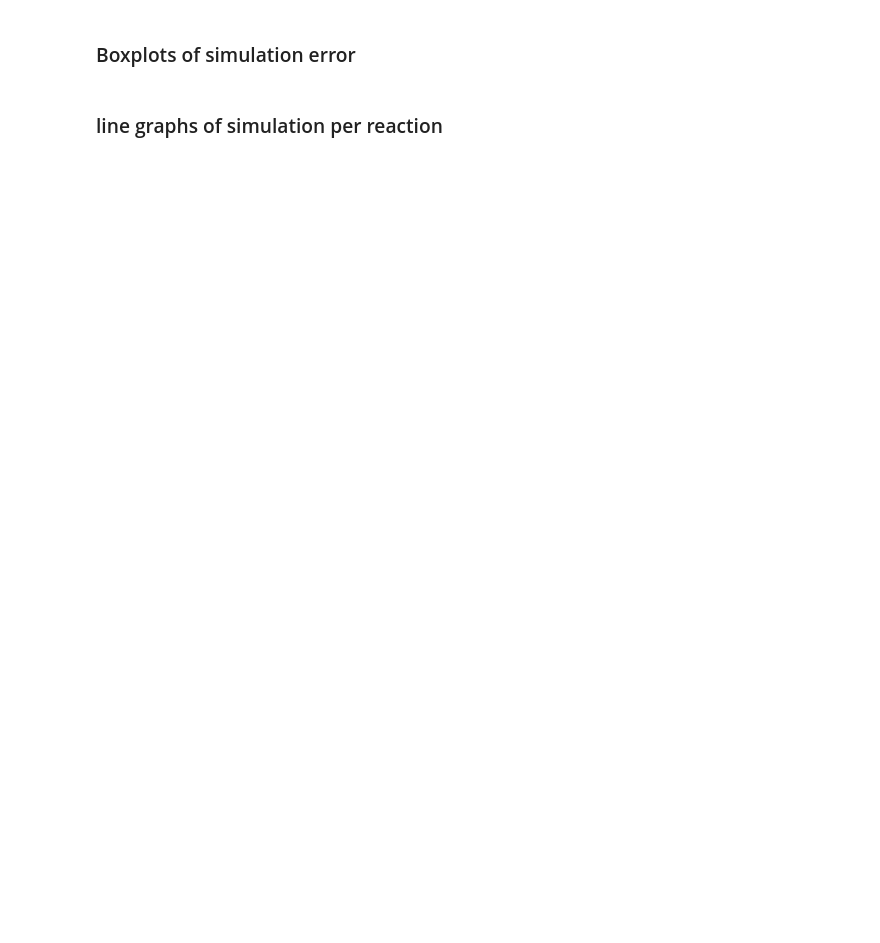
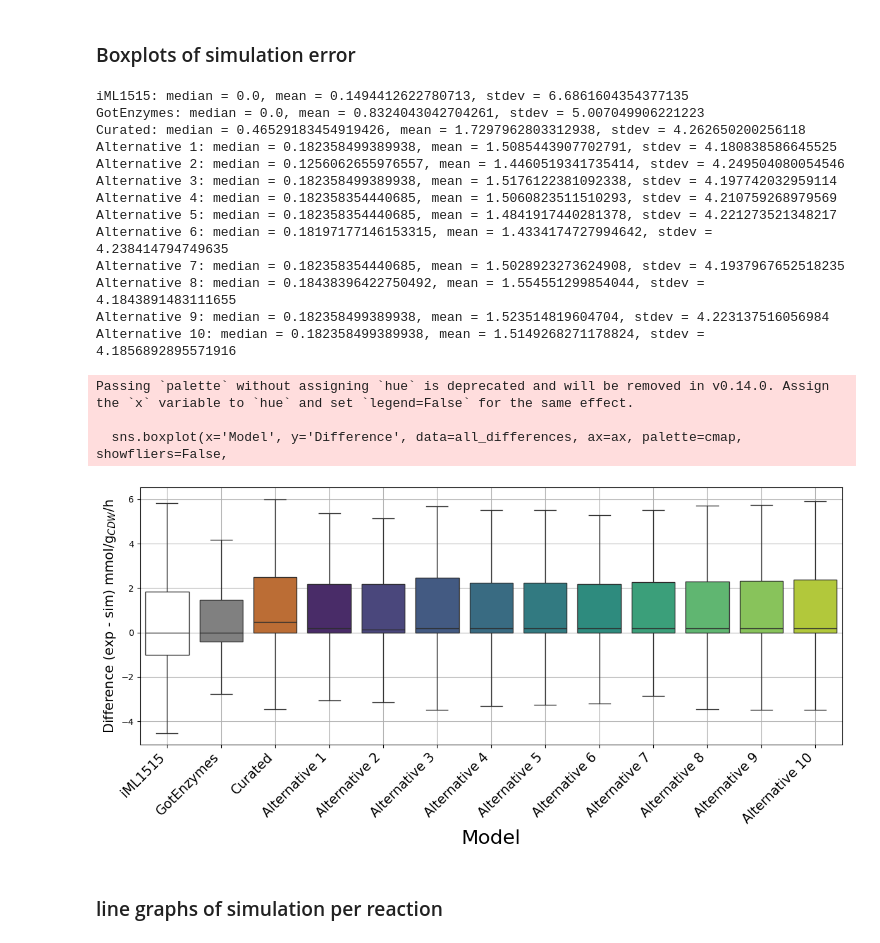
Before and after one commit to iAMB-RWTH-Aachen/PAMparametrizer, a Jupyter notebook: Scripts/i3_analysis/PAMparametrizer_iML1515_validation_csources.ipynb, the cells around one changed output. Saved outputs shown, nothing was run; the diff lists cells and outputs as text; code cells hidden in the pictures; blank space fills up the shorter version.

```diff
--- a/Scripts/i3_analysis/PAMparametrizer_iML1515_validation_csources.ipynb
+++ b/Scripts/i3_analysis/PAMparametrizer_iML1515_validation_csources.ipynb
@@ -248,6 +248,6 @@ Running simulations with -13.58 mmol/g_cdw/h of substrate (EX_ac_e) going into t
 # %%
 error_new_dict = {alt: calculate_error_for_reactions(validation_df,
                                                   fluxes,
-                                                  fluxes_to_save[1:]) for alt, fluxes in fluxes.items()}
+                                                  fluxes_to_save) for alt, fluxes in fluxes.items()}
 for alt, error_list in error_new_dict.items():
     print(f'R^2 values for alternative model {alt} with the optimized parameters: ', np.nanmean(error_list))
@@ -265,9 +290,9 @@ validation_df_1
 # %%
 fontsize = 15
 models = [f'Alternative {alt}' for alt in error_new_dict.keys() if not isinstance(alt, str)]
-model_colors = sns.color_palette("winter", n_colors=len(models))
+model_colors = sns.color_palette("viridis", n_colors=len(models))
 cmap = dict(zip(models, model_colors))
-cmap = {**cmap,**{'iML1515':'darkblue','GotEnzymes': 'grey', 'Curated': 'chocolate'}}
+cmap = {**cmap,**{'iML1515':'white','GotEnzymes': 'grey', 'Curated': 'chocolate'}}
 
 # Prepare the figure
 fig, ax = plt.subplots(figsize=(12, 6))
@@ -277,33 +302,51 @@ all_differences = pd.DataFrame()
 curated_differences = None  # Placeholder for Curated errors
 num_significant = 0
 
 for col, (model, sub_df) in enumerate(zip(['iML1515','GotEnzymes', 'Curated']+models, fluxes.values())):
     differences = []
     for _, row in sub_df.iterrows():
         substrate_id = row['substrate_id']
         difference = calculate_difference_simulation_experiment(
             validation_df_1, row, fluxes_to_save[1:], substrate_id)
         differences += difference
 
     print(f"{model}: median = {np.median(differences)}, mean = {np.mean(differences)}, stdev = {np.std(differences)}")
 
     temp_df = pd.DataFrame({'Model': [model] * len(differences), 'Difference': differences})
 
     # Append to the main DataFrame
     all_differences = pd.concat([all_differences, temp_df], ignore_index=True)
 
 # Boxplot or Violin Plot
 sns.boxplot(x='Model', y='Difference', data=all_differences, ax=ax, palette=cmap, showfliers=False,
            )
 
 # Set labels and title
 ax.set_xticklabels(ax.get_xticklabels(), rotation=45, ha='right', fontsize=fontsize)
 ax.set_xlabel('Model', fontsize=fontsize * 1.5)
 ax.set_ylabel(r'Difference (exp - sim) mmol/$\text{g}_{CDW}$/h', fontsize=fontsize)
 plt.grid()
 plt.tight_layout()
 # plt.show()
 plt.savefig('Figures/SuppFig_multiple_csources_error_boxplot.png')
+# %% [output]
+iML1515: median = 0.0, mean = 0.1494412622780713, stdev = 6.6861604354377135
+GotEnzymes: median = 0.0, mean = 0.8324043042704261, stdev = 5.007049906221223
+Curated: median = 0.46529183454919426, mean = 1.7297962803312938, stdev = 4.262650200256118
+Alternative 1: median = 0.182358499389938, mean = 1.5085443907702791, stdev = 4.180838586645525
+Alternative 2: median = 0.1256062655976557, mean = 1.4460519341735414, stdev = 4.249504080054546
+Alternative 3: median = 0.182358499389938, mean = 1.5176122381092338, stdev = 4.197742032959114
+Alternative 4: median = 0.182358354440685, mean = 1.5060823511510293, stdev = 4.210759268979569
+Alternative 5: median = 0.182358354440685, mean = 1.4841917440281378, stdev = 4.221273521348217
+Alternative 6: median = 0.18197177146153315, mean = 1.4334174727994642, stdev = 4.238414794749635
+Alternative 7: median = 0.182358354440685, mean = 1.5028923273624908, stdev = 4.1937967652518235
+Alternative 8: median = 0.18438396422750492, mean = 1.554551299854044, stdev = 4.1843891483111655
+Alternative 9: median = 0.182358499389938, mean = 1.523514819604704, stdev = 4.223137516056984
+Alternative 10: median = 0.182358499389938, mean = 1.5149268271178824, stdev = 4.1856892895571916
+Passing `palette` without assigning `hue` is deprecated and will be removed in v0.14.0. Assign the `x` variable to `hue` and set `legend=False` for the same effect.
+
+  sns.boxplot(x='Model', y='Difference', data=all_differences, ax=ax, palette=cmap, showfliers=False,
+[figure, added]
 # %% [markdown]
 ### line graphs of simulation per reaction
 # %%
```
Also changed, not shown: parts of 4 cells of this notebook, 15 other files.
